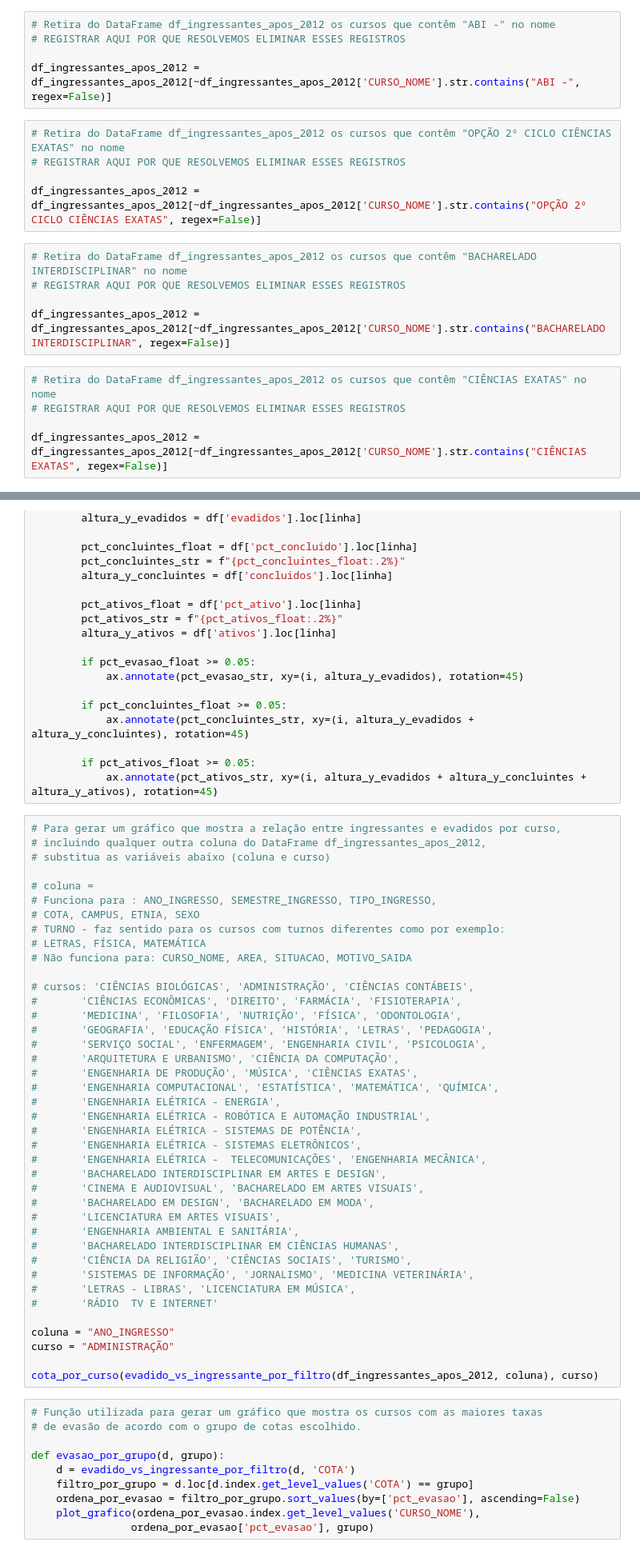
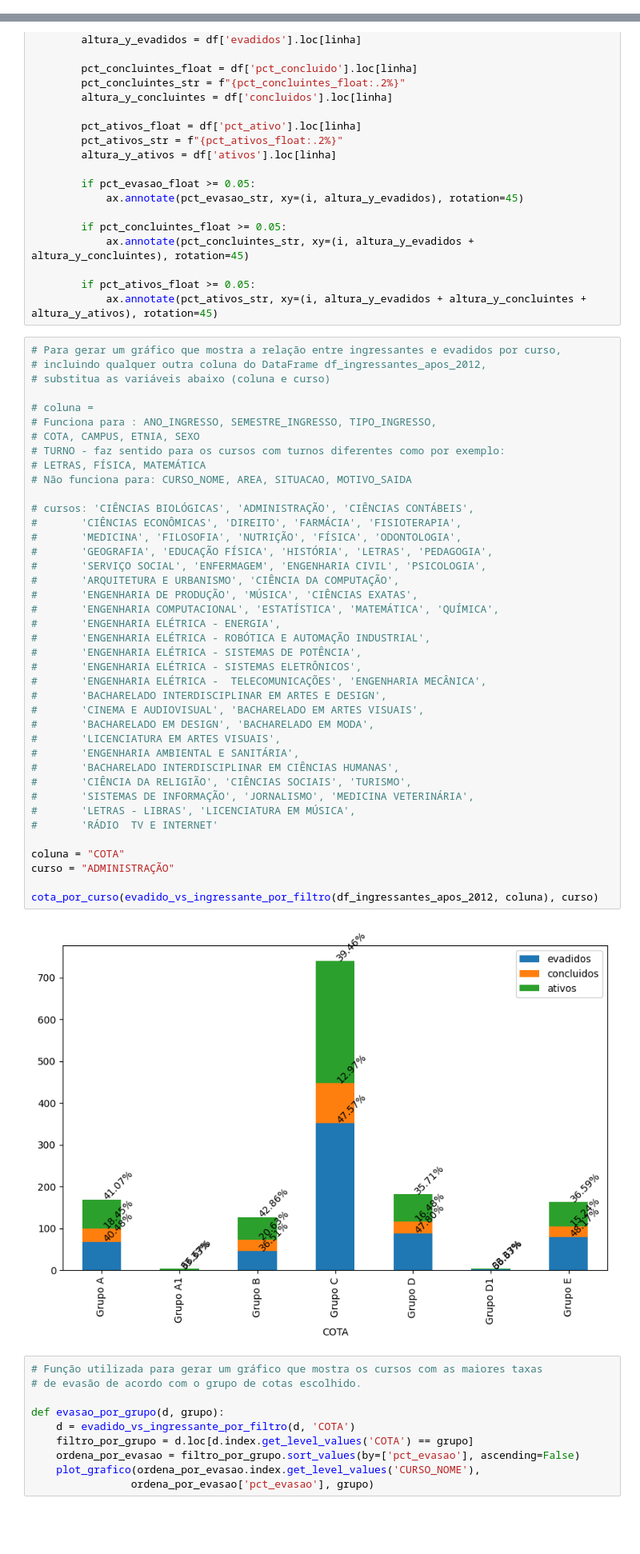
Before and after one commit to heliomacedofilho/projetos-do-bootcamp-analise-de-dados-enap-2023, a Jupyter notebook: analise_da_evasao_estudantil/graficos_de_barras.ipynb, the cells around one changed output, grey strips where cells are left out. Shown at 80% size. Cells and saved outputs as stored; diff of their text form; blank space fills up the shorter version.

```diff
--- a/analise_da_evasao_estudantil/graficos_de_barras.ipynb
+++ b/analise_da_evasao_estudantil/graficos_de_barras.ipynb
@@ -26,23 +34,3 @@ df_ingressantes_apos_2012 = df_ingressantes_apos_2012.loc[(df_ingressantes_apos_
             | (df_ingressantes_apos_2012['TIPO_INGRESSO'] == 'PISM')
             | (df_ingressantes_apos_2012['TIPO_INGRESSO'] == 'SiSU VAGA OCIOSA')
             | (df_ingressantes_apos_2012['TIPO_INGRESSO'] == 'PISM VAGA OCIOSA')]
-# %%
-# Retira do DataFrame df_ingressantes_apos_2012 os cursos que contêm "ABI -" no nome
-# REGISTRAR AQUI POR QUE RESOLVEMOS ELIMINAR ESSES REGISTROS
-
-df_ingressantes_apos_2012 = df_ingressantes_apos_2012[~df_ingressantes_apos_2012['CURSO_NOME'].str.contains("ABI -", regex=False)]
-# %%
-# Retira do DataFrame df_ingressantes_apos_2012 os cursos que contêm "OPÇÃO 2º CICLO CIÊNCIAS EXATAS" no nome
-# REGISTRAR AQUI POR QUE RESOLVEMOS ELIMINAR ESSES REGISTROS
-
-df_ingressantes_apos_2012 = df_ingressantes_apos_2012[~df_ingressantes_apos_2012['CURSO_NOME'].str.contains("OPÇÃO 2º CICLO CIÊNCIAS EXATAS", regex=False)]
-# %%
-# Retira do DataFrame df_ingressantes_apos_2012 os cursos que contêm "BACHARELADO INTERDISCIPLINAR" no nome
-# REGISTRAR AQUI POR QUE RESOLVEMOS ELIMINAR ESSES REGISTROS
-
-df_ingressantes_apos_2012 = df_ingressantes_apos_2012[~df_ingressantes_apos_2012['CURSO_NOME'].str.contains("BACHARELADO INTERDISCIPLINAR", regex=False)]
-# %%
-# Retira do DataFrame df_ingressantes_apos_2012 os cursos que contêm "CIÊNCIAS EXATAS" no nome
-# REGISTRAR AQUI POR QUE RESOLVEMOS ELIMINAR ESSES REGISTROS
-
-df_ingressantes_apos_2012 = df_ingressantes_apos_2012[~df_ingressantes_apos_2012['CURSO_NOME'].str.contains("CIÊNCIAS EXATAS", regex=False)]
@@ -149,34 +135,36 @@ def cota_por_curso(evadido_vs_ingressante, curso):
 # LETRAS, FÍSICA, MATEMÁTICA
 # Não funciona para: CURSO_NOME, AREA, SITUACAO, MOTIVO_SAIDA
 
 # cursos: 'CIÊNCIAS BIOLÓGICAS', 'ADMINISTRAÇÃO', 'CIÊNCIAS CONTÁBEIS',
 #       'CIÊNCIAS ECONÔMICAS', 'DIREITO', 'FARMÁCIA', 'FISIOTERAPIA',
 #       'MEDICINA', 'FILOSOFIA', 'NUTRIÇÃO', 'FÍSICA', 'ODONTOLOGIA',
 #       'GEOGRAFIA', 'EDUCAÇÃO FÍSICA', 'HISTÓRIA', 'LETRAS', 'PEDAGOGIA',
 #       'SERVIÇO SOCIAL', 'ENFERMAGEM', 'ENGENHARIA CIVIL', 'PSICOLOGIA',
 #       'ARQUITETURA E URBANISMO', 'CIÊNCIA DA COMPUTAÇÃO',
 #       'ENGENHARIA DE PRODUÇÃO', 'MÚSICA', 'CIÊNCIAS EXATAS',
 #       'ENGENHARIA COMPUTACIONAL', 'ESTATÍSTICA', 'MATEMÁTICA', 'QUÍMICA',
 #       'ENGENHARIA ELÉTRICA - ENERGIA',
 #       'ENGENHARIA ELÉTRICA - ROBÓTICA E AUTOMAÇÃO INDUSTRIAL',
 #       'ENGENHARIA ELÉTRICA - SISTEMAS DE POTÊNCIA',
 #       'ENGENHARIA ELÉTRICA - SISTEMAS ELETRÔNICOS',
 #       'ENGENHARIA ELÉTRICA -  TELECOMUNICAÇÕES', 'ENGENHARIA MECÂNICA',
 #       'BACHARELADO INTERDISCIPLINAR EM ARTES E DESIGN',
 #       'CINEMA E AUDIOVISUAL', 'BACHARELADO EM ARTES VISUAIS',
 #       'BACHARELADO EM DESIGN', 'BACHARELADO EM MODA',
 #       'LICENCIATURA EM ARTES VISUAIS',
 #       'ENGENHARIA AMBIENTAL E SANITÁRIA',
 #       'BACHARELADO INTERDISCIPLINAR EM CIÊNCIAS HUMANAS',
 #       'CIÊNCIA DA RELIGIÃO', 'CIÊNCIAS SOCIAIS', 'TURISMO',
 #       'SISTEMAS DE INFORMAÇÃO', 'JORNALISMO', 'MEDICINA VETERINÁRIA',
 #       'LETRAS - LIBRAS', 'LICENCIATURA EM MÚSICA',
 #       'RÁDIO  TV E INTERNET'
 
-coluna = "ANO_INGRESSO"
+coluna = "COTA"
 curso = "ADMINISTRAÇÃO"
 
 cota_por_curso(evadido_vs_ingressante_por_filtro(df_ingressantes_apos_2012, coluna), curso)
+# %% [output]
+[figure, added]
 # %%
 # Função utilizada para gerar um gráfico que mostra os cursos com as maiores taxas
 # de evasão de acordo com o grupo de cotas escolhido.
```
Also changed, not shown: parts of 5 cells of this notebook, 1 other file.
